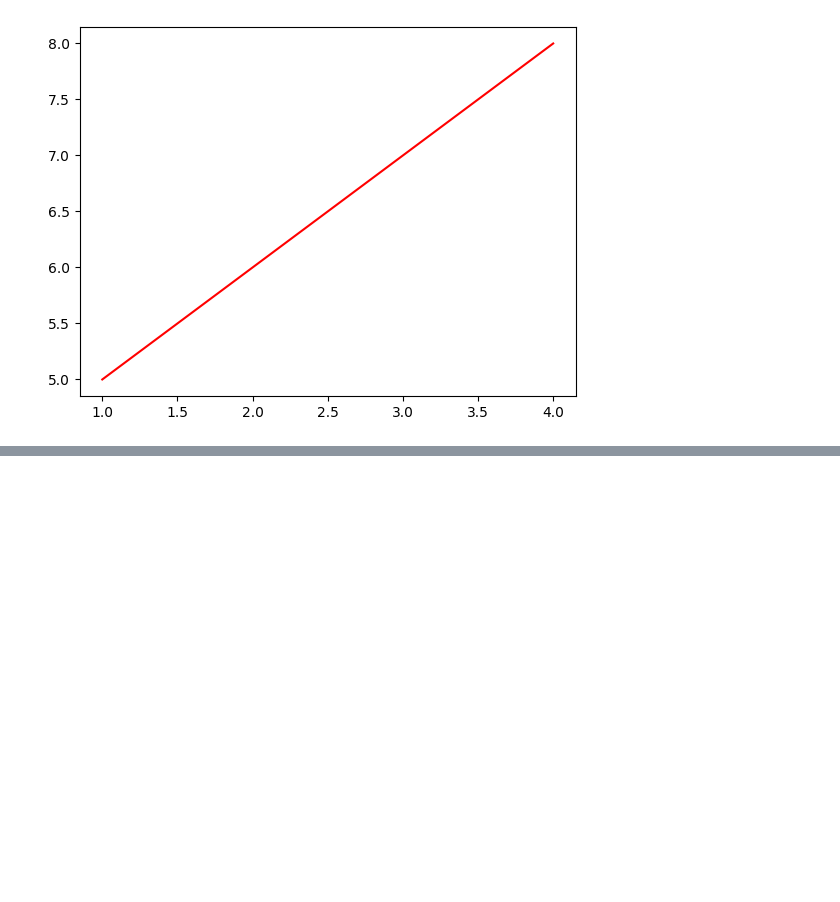
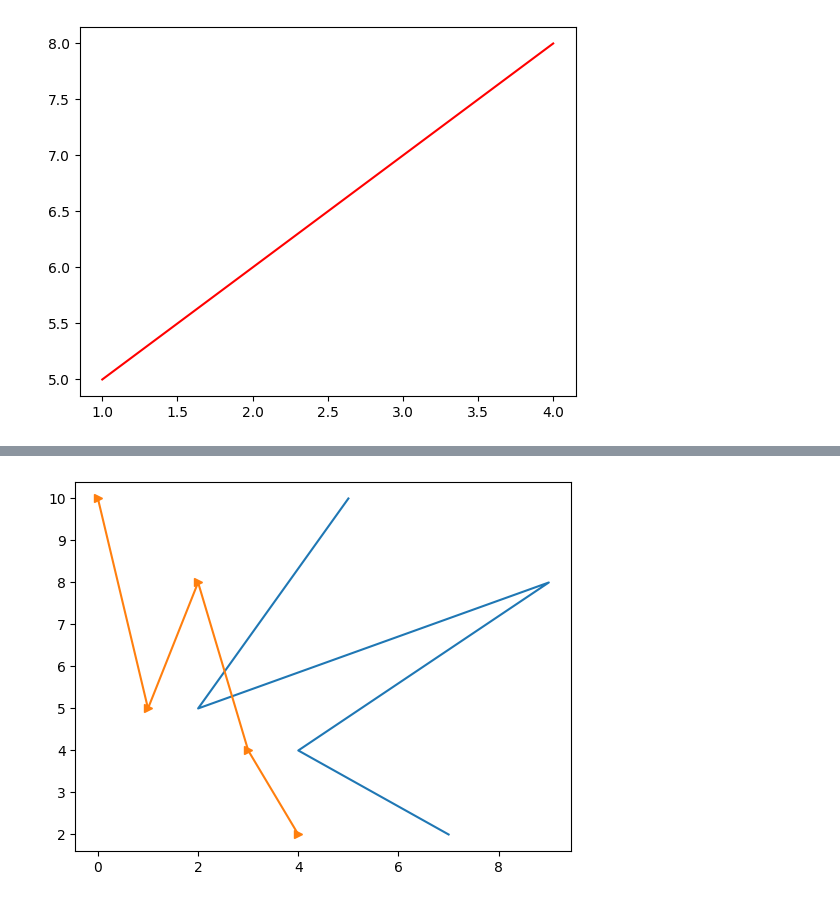
Before and after one commit to RichaSinghhh/Python, a Jupyter notebook: Matplotlib.ipynb, the cells around one changed output, grey strips where cells are left out. Cells and saved outputs as stored; diff of their text form; code cells hidden in the pictures; blank space fills up the shorter version.

```diff
--- a/Matplotlib.ipynb
+++ b/Matplotlib.ipynb
@@ -32,0 +51,10 @@ plt.show()
+# %%
+#in this graph x,y axis both are seperated
+x = [5,2,9,4,7]
+y = [10,5,8,4,2]
+
+plt.plot(x,y)
+plt.plot(y,marker = '>') #use this symbol(>)for
+plt.show()
+# %% [output]
+[figure, added]
```
Also changed, not shown: parts of 3 cells of this notebook.
